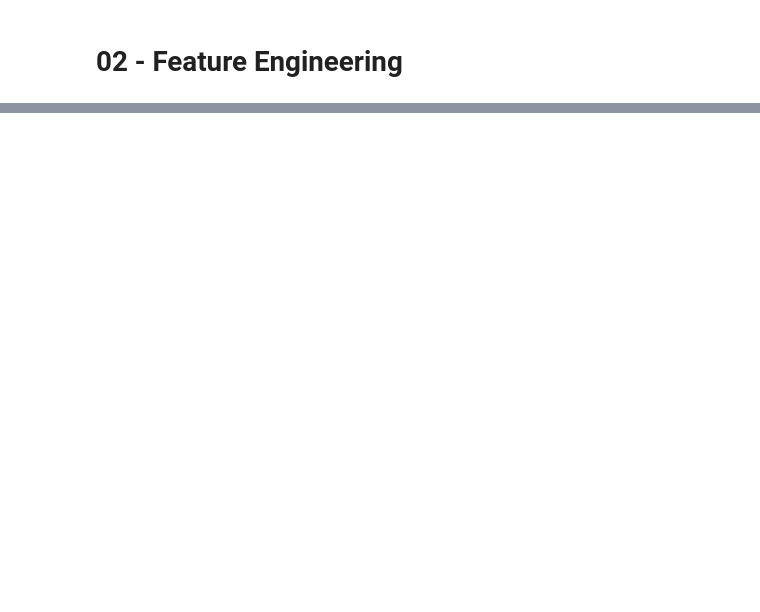
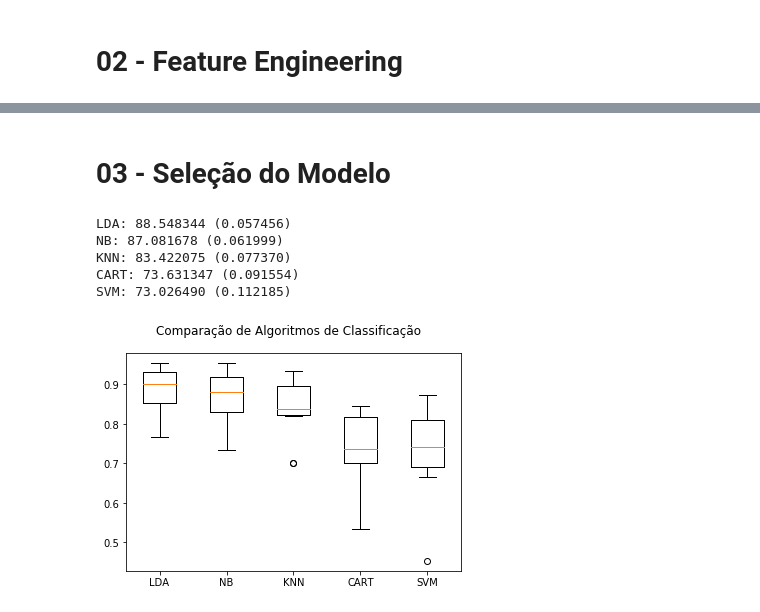
Before and after one commit to med0709/ML-Processo_de_Recozimento, a Jupyter notebook: 03-Machine_Learning.ipynb, the cells around one changed output, grey strips where cells are left out. Cells and saved outputs as stored; diff of their text form; code cells hidden in the pictures; blank space fills up the shorter version.

```diff
--- a/03-Machine_Learning.ipynb
+++ b/03-Machine_Learning.ipynb
@@ -292,0 +349,57 @@ df_pre_processed.head()
+# %%
+# Iremos considerar como sendo 4 o numero de dimensões do PCA, que captura cerca de 90% da variancia de nossos dados
+pca_consolidado = PCA(n_components = pca_ideal_components)
+x_treino_pca = pca_consolidado.fit_transform(x_treino_pca)
+# %% [markdown]
+# 03 - Seleção do Modelo
+# %%
+# Import dos módulos
+from pandas import read_csv
+import matplotlib.pyplot as plt
+from sklearn.model_selection import KFold
+from sklearn.model_selection import cross_val_score
+from sklearn.linear_model import LogisticRegression
+from sklearn.neighbors import KNeighborsClassifier
+from sklearn.tree import DecisionTreeClassifier
+from sklearn.discriminant_analysis import LinearDiscriminantAnalysis
+from sklearn.naive_bayes import GaussianNB
+from sklearn.svm import SVC
+
+# Definindo os valores para o número de folds
+num_folds = 10
+
+# Preparando a lista de modelos
+modelos = []
+#modelos.append(('LR', LogisticRegression()))
+modelos.append(('LDA', LinearDiscriminantAnalysis()))
+modelos.append(('NB', GaussianNB()))
+modelos.append(('KNN', KNeighborsClassifier()))
+modelos.append(('CART', DecisionTreeClassifier()))
+modelos.append(('SVM', SVC()))
+
+# Avaliando cada modelo em um loop
+resultados = []
+nomes = []
+
+for nome, modelo in modelos:
+    kfold = KFold(n_splits = num_folds)
+    cv_results = cross_val_score(modelo, x_treino_pca, y_treino_pca, cv = kfold, scoring = 'accuracy')
+    resultados.append(cv_results)
+    nomes.append(nome)
+    msg = "%s: %f (%f)" % (nome, cv_results.mean() * 100, cv_results.std())
+    print(msg)
+
+# Boxplot para comparar os algoritmosm
+fig = plt.figure()
+fig.suptitle('Comparação de Algoritmos de Classificação')
+ax = fig.add_subplot(111)
+plt.boxplot(resultados)
+ax.set_xticklabels(nomes)
+plt.show()
+# %% [output]
+LDA: 88.548344 (0.057456)
+NB: 87.081678 (0.061999)
+KNN: 83.422075 (0.077370)
+CART: 73.631347 (0.091554)
+SVM: 73.026490 (0.112185)
+[figure, added]
```
Also changed, not shown: parts of 5 cells of this notebook.
